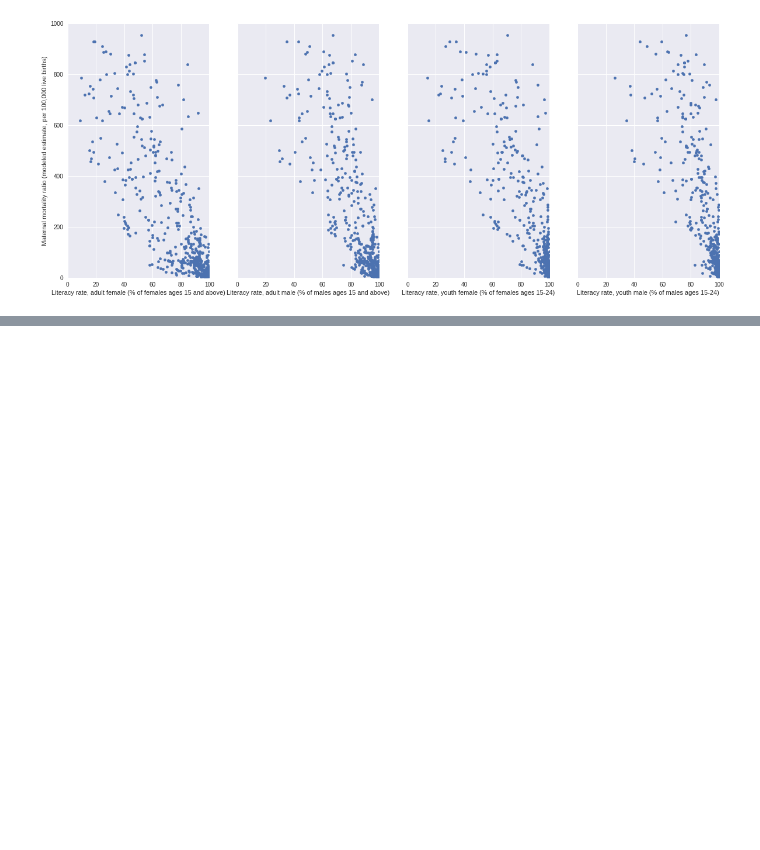
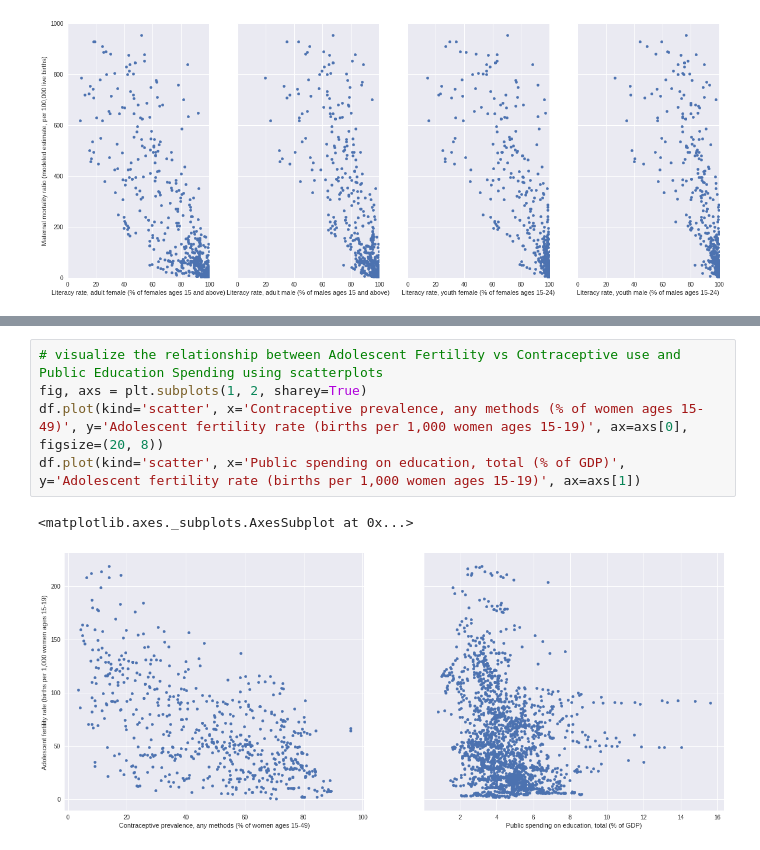
Before and after one commit to circushaase/Capstone-1_WorldBank_GenderData, a Jupyter notebook: InferentialStats.ipynb, the cells around one changed output, grey strips where cells are left out. Cells and saved outputs as stored; diff of their text form; blank space fills up the shorter version.

```diff
--- a/InferentialStats.ipynb
+++ b/InferentialStats.ipynb
@@ -111,0 +170,8 @@ axis[3].set_ylim([0, 1000])
+# %%
+# visualize the relationship between Adolescent Fertility vs Contraceptive use and Public Education Spending using scatterplots
+fig, axs = plt.subplots(1, 2, sharey=True)
+df.plot(kind='scatter', x='Contraceptive prevalence, any methods (% of women ages 15-49)', y='Adolescent fertility rate (births per 1,000 women ages 15-19)', ax=axs[0], figsize=(20, 8))
+df.plot(kind='scatter', x='Public spending on education, total (% of GDP)', y='Adolescent fertility rate (births per 1,000 women ages 15-19)', ax=axs[1])
+# %% [output]
+<matplotlib.axes._subplots.AxesSubplot at 0x...>
+[figure, added]
```
Also changed, not shown: parts of 10 cells of this notebook.
